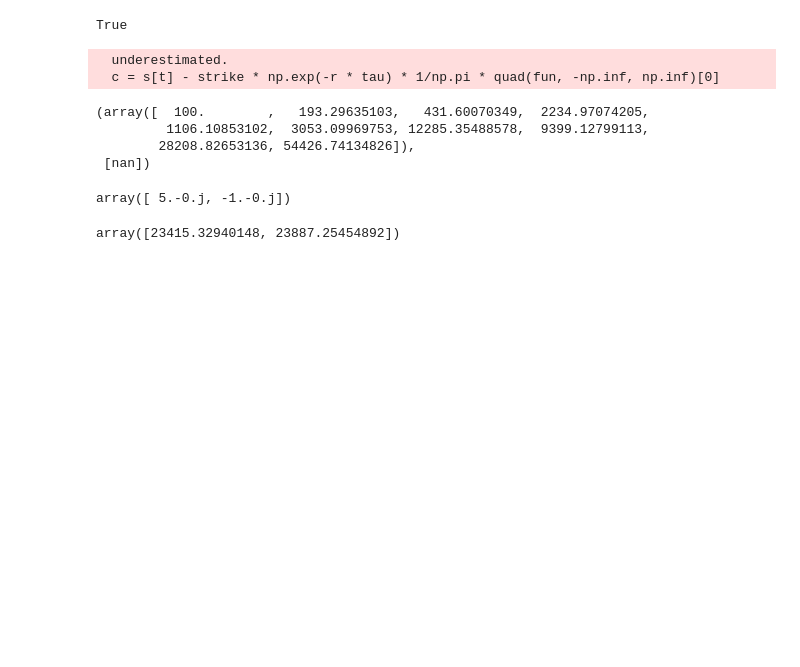
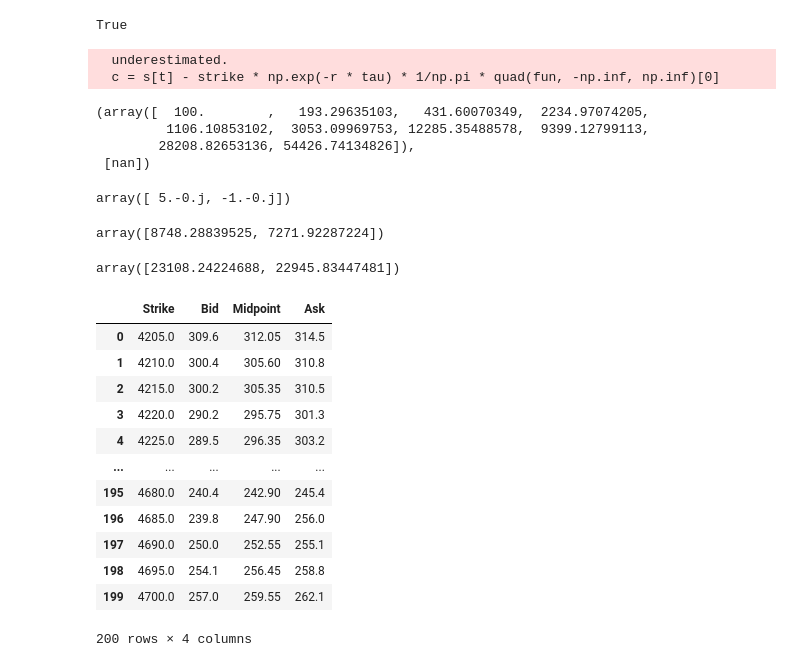
Before and after one commit to kirillzx/Generalized-Bates-model-draft, a Jupyter notebook: Models.ipynb, the cells around one changed output. Cells and saved outputs as stored; diff of their text form; code cells hidden in the pictures; blank space fills up the shorter version.

```diff
--- a/Models.ipynb
+++ b/Models.ipynb
@@ -368,4 +370,4 @@ def cf_normal(u, mu=0, sig=1):
 # %%
-fft_cf(np.array([40000, 38500]), 36000, 0.0826, 14, lambda u: cf_normal(u, 10, 1))
+fft_cf(np.array([26400, 30000]), 25500, 0.0226, 14, lambda u: cf_normal(u, (r - 0.5 * sigma**2) * maturity, sigma * np.sqrt(maturity) ))
 # %% [output]
-array([23415.32940148, 23887.25454892])
+array([8748.28839525, 7271.92287224])
@@ -371,0 +383,26 @@ array([23415.32940148, 23887.25454892])
+# %%
+fft_cf(np.array([26400, 30000]), 25500, 0.0226, 14, lambda u: cf_Heston_good(u, maturity, v0, mu, k, theta, sigma, rho))
+# %% [output]
+array([23108.24224688, 22945.83447481])
+# %%
+data = pd.read_csv('sp500_option.csv')
+data = data.iloc[:-1,:]
+# %%
+data = data[['Strike', 'Bid', 'Midpoint', 'Ask']]
+data['Strike'] = (data['Strike'].apply(lambda x: x.replace(',', ''))).astype(float)
+# %%
+data
+# %% [output]
+|  | Strike | Bid | Midpoint | Ask |
+| 0 | 4205.0 | 309.6 | 312.05 | 314.5 |
+| 1 | 4210.0 | 300.4 | 305.60 | 310.8 |
+| 2 | 4215.0 | 300.2 | 305.35 | 310.5 |
+| 3 | 4220.0 | 290.2 | 295.75 | 301.3 |
+| 4 | 4225.0 | 289.5 | 296.35 | 303.2 |
+| ... | ... | ... | ... | ... |
+| 195 | 4680.0 | 240.4 | 242.90 | 245.4 |
+| 196 | 4685.0 | 239.8 | 247.90 | 256.0 |
+| 197 | 4690.0 | 250.0 | 252.55 | 255.1 |
+| 198 | 4695.0 | 254.1 | 256.45 | 258.8 |
+| 199 | 4700.0 | 257.0 | 259.55 | 262.1 |
+200 rows × 4 columns
```
Also changed, not shown: parts of 7 cells of this notebook, 1 other file.
